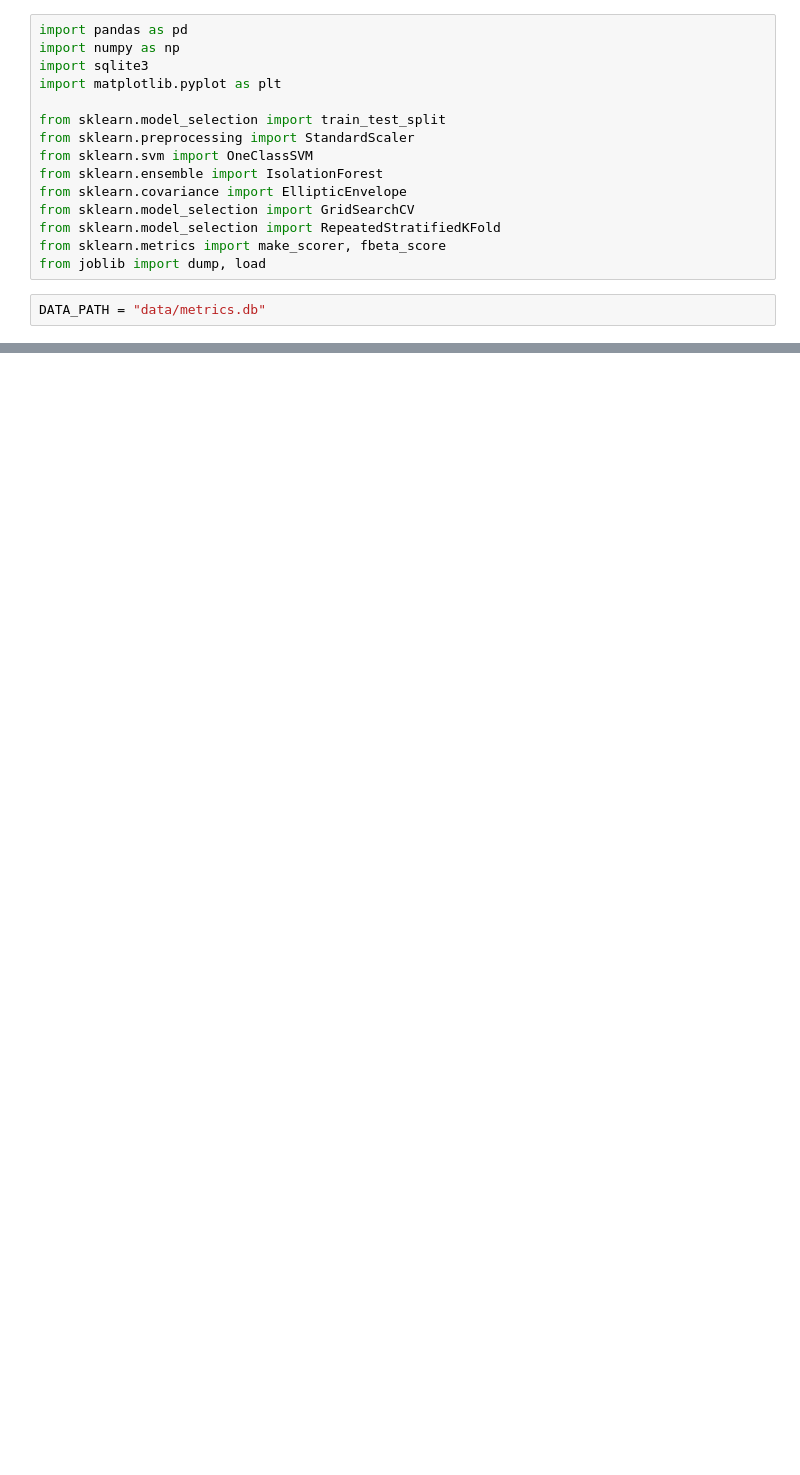
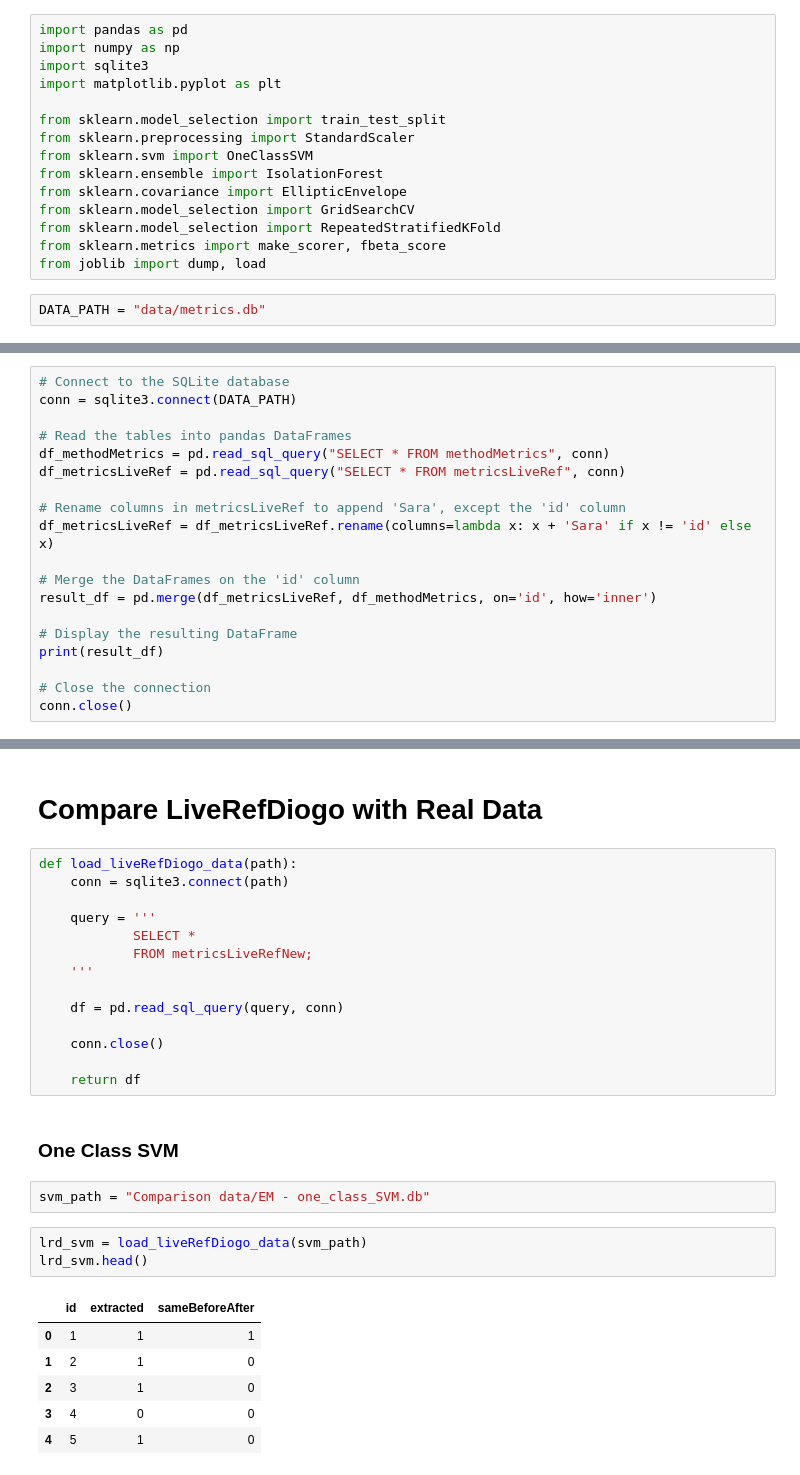
Before and after one commit to diogof19/DISS, a Jupyter notebook: Classification Model/Data Analysis.ipynb, the cells around one changed output, grey strips where cells are left out. Cells and saved outputs as stored; diff of their text form; blank space fills up the shorter version.

```diff
--- a/Classification Model/Data Analysis.ipynb
+++ b/Classification Model/Data Analysis.ipynb
@@ -99,0 +154,19 @@ See the caveats in the documentation: https://pandas.pydata.org/pandas-docs/stab
+# %%
+# Connect to the SQLite database
+conn = sqlite3.connect(DATA_PATH)
+
+# Read the tables into pandas DataFrames
+df_methodMetrics = pd.read_sql_query("SELECT * FROM methodMetrics", conn)
+df_metricsLiveRef = pd.read_sql_query("SELECT * FROM metricsLiveRef", conn)
+
+# Rename columns in metricsLiveRef to append 'Sara', except the 'id' column
+df_metricsLiveRef = df_metricsLiveRef.rename(columns=lambda x: x + 'Sara' if x != 'id' else x)
+
+# Merge the DataFrames on the 'id' column
+result_df = pd.merge(df_metricsLiveRef, df_methodMetrics, on='id', how='inner')
+
+# Display the resulting DataFrame
+print(result_df)
+
+# Close the connection
+conn.close()
@@ -99,0 +235,30 @@ See the caveats in the documentation: https://pandas.pydata.org/pandas-docs/stab
+# %% [markdown]
+# Compare LiveRefDiogo with Real Data
+# %%
+def load_liveRefDiogo_data(path):
+    conn = sqlite3.connect(path)
+
+    query = '''
+            SELECT *
+            FROM metricsLiveRefNew;
+    '''
+
+    df = pd.read_sql_query(query, conn)
+
+    conn.close()
+
+    return df
+# %% [markdown]
+### One Class SVM
+# %%
+svm_path = "Comparison data/EM - one_class_SVM.db"
+# %%
+lrd_svm = load_liveRefDiogo_data(svm_path)
+lrd_svm.head()
+# %% [output]
+|  | id | extracted | sameBeforeAfter |
+| 0 | 1 | 1 | 1 |
+| 1 | 2 | 1 | 0 |
+| 2 | 3 | 1 | 0 |
+| 3 | 4 | 0 | 0 |
+| 4 | 5 | 1 | 0 |
```
Also changed, not shown: parts of 27 cells of this notebook, 21 other files.
